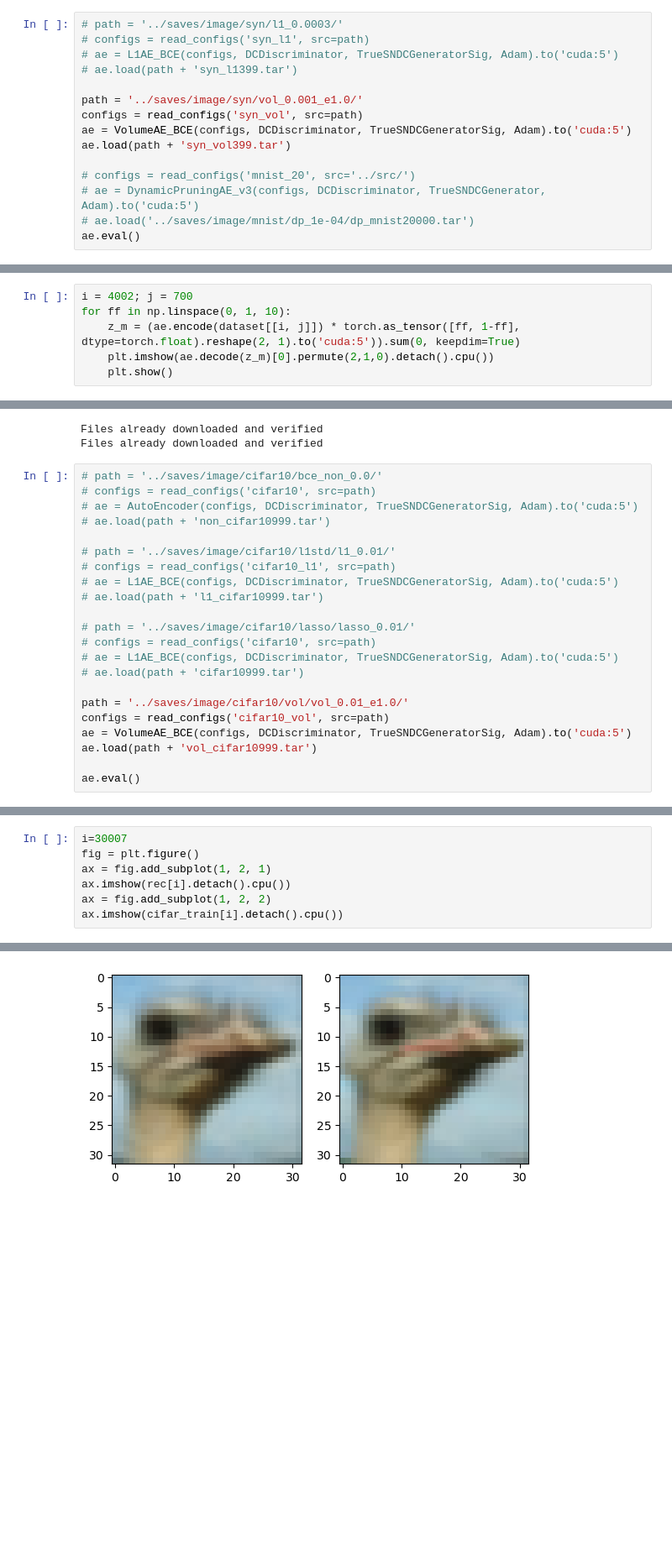
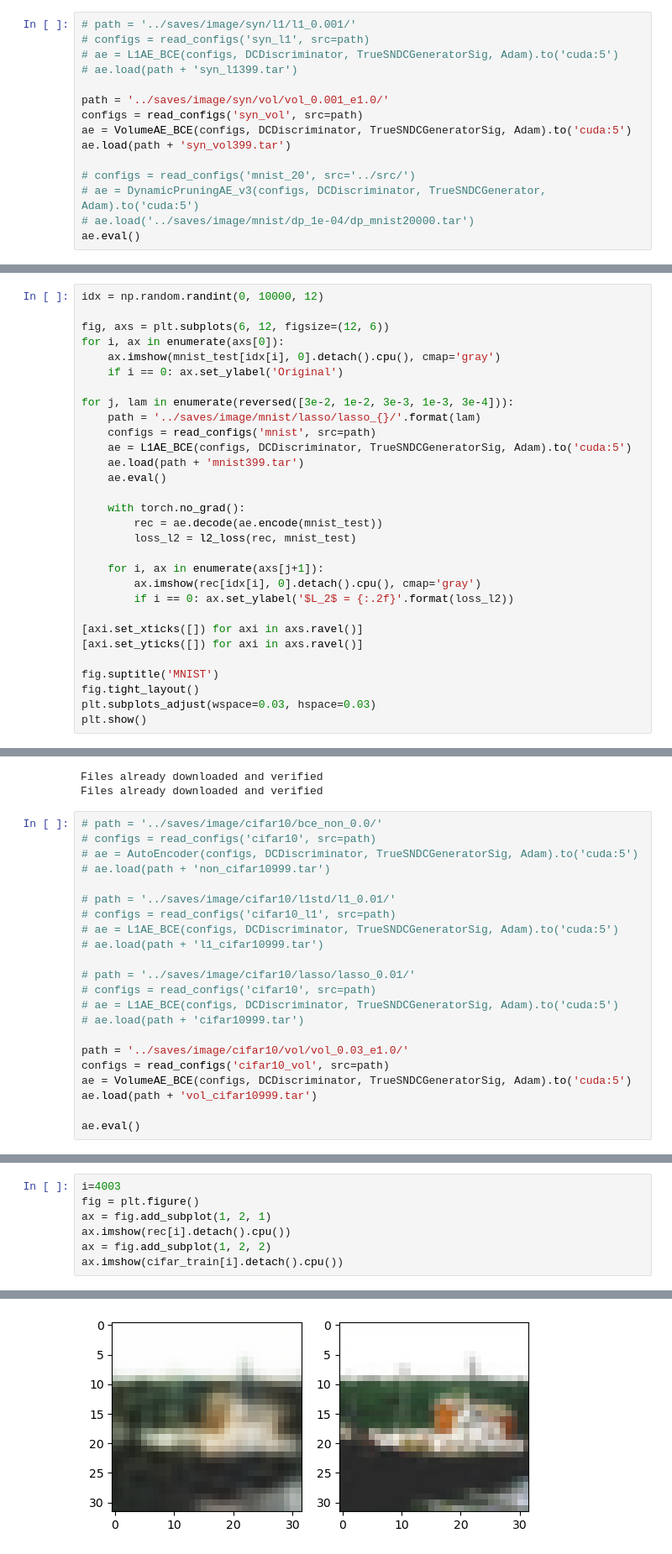
Before and after one commit to IDEALLab/Least_Volume_ICLR2024, a Jupyter notebook: notebook/reconstruction_image_dp.ipynb, the cells around one changed output, grey strips where cells are left out. Shown at 84% size. Drawn from its saved outputs; the diff is of its cells as text; blank space fills up the shorter version.

Commit message:
image experiments

```diff
--- a/notebook/reconstruction_image_dp.ipynb
+++ b/notebook/reconstruction_image_dp.ipynb
@@ -21,10 +17,10 @@ plt.imshow(dataset[6].permute(1,2,0).cpu().numpy())
 # %%
-# path = '../saves/image/syn/l1_0.0003/'
+# path = '../saves/image/syn/l1/l1_0.001/'
 # configs = read_configs('syn_l1', src=path)
 # ae = L1AE_BCE(configs, DCDiscriminator, TrueSNDCGeneratorSig, Adam).to('cuda:5')
 # ae.load(path + 'syn_l1399.tar')
 
-path = '../saves/image/syn/vol_0.001_e1.0/'
+path = '../saves/image/syn/vol/vol_0.001_e1.0/'
 configs = read_configs('syn_vol', src=path)
 ae = VolumeAE_BCE(configs, DCDiscriminator, TrueSNDCGeneratorSig, Adam).to('cuda:5')
 ae.load(path + 'syn_vol399.tar')
@@ -98,6 +98,0 @@ np.corrcoef(np.asarray(l2s[:30]), ss[:len(l2s)][:30])[1, 0]
-# %%
-i = 4002; j = 700
-for ff in np.linspace(0, 1, 10):
-    z_m = (ae.encode(dataset[[i, j]]) * torch.as_tensor([ff, 1-ff], dtype=torch.float).reshape(2, 1).to('cuda:5')).sum(0, keepdim=True)
-    plt.imshow(ae.decode(z_m)[0].permute(2,1,0).detach().cpu())
-    plt.show()
@@ -203,3 +275,33 @@ ax.imshow(mnist_train[i, 0].detach().cpu())
 # %% [output]
 <matplotlib.image.AxesImage at 0x...>
 [figure]
+# %%
+idx = np.random.randint(0, 10000, 12)
+
+fig, axs = plt.subplots(6, 12, figsize=(12, 6))
+for i, ax in enumerate(axs[0]):
+    ax.imshow(mnist_test[idx[i], 0].detach().cpu(), cmap='gray')
+    if i == 0: ax.set_ylabel('Original')
+
+for j, lam in enumerate(reversed([3e-2, 1e-2, 3e-3, 1e-3, 3e-4])):
+    path = '../saves/image/mnist/lasso/lasso_{}/'.format(lam)
+    configs = read_configs('mnist', src=path)
+    ae = L1AE_BCE(configs, DCDiscriminator, TrueSNDCGeneratorSig, Adam).to('cuda:5')
+    ae.load(path + 'mnist399.tar')
+    ae.eval()
+
+    with torch.no_grad():
+        rec = ae.decode(ae.encode(mnist_test))
+        loss_l2 = l2_loss(rec, mnist_test)
+
+    for i, ax in enumerate(axs[j+1]):
+        ax.imshow(rec[idx[i], 0].detach().cpu(), cmap='gray')
+        if i == 0: ax.set_ylabel('$L_2$ = {:.2f}'.format(loss_l2))
+
+[axi.set_xticks([]) for axi in axs.ravel()]
+[axi.set_yticks([]) for axi in axs.ravel()]
+
+fig.suptitle('MNIST')
+fig.tight_layout()
+plt.subplots_adjust(wspace=0.03, hspace=0.03)
+plt.show()
@@ -277,7 +410,7 @@ Files already downloaded and verified
 # ae = L1AE_BCE(configs, DCDiscriminator, TrueSNDCGeneratorSig, Adam).to('cuda:5')
 # ae.load(path + 'cifar10999.tar')
 
-path = '../saves/image/cifar10/vol/vol_0.01_e1.0/'
+path = '../saves/image/cifar10/vol/vol_0.03_e1.0/'
 configs = read_configs('cifar10_vol', src=path)
 ae = VolumeAE_BCE(configs, DCDiscriminator, TrueSNDCGeneratorSig, Adam).to('cuda:5')
 ae.load(path + 'vol_cifar10999.tar')
@@ -331,10 +456,10 @@ plt.show()
 # %%
-i=30007
+i=4003
 fig = plt.figure()
 ax = fig.add_subplot(1, 2, 1)
 ax.imshow(rec[i].detach().cpu())
 ax = fig.add_subplot(1, 2, 2)
 ax.imshow(cifar_train[i].detach().cpu())
 # %% [output]
 <matplotlib.image.AxesImage at 0x...>
-[figure, old version]
+[figure, new version]
```
Also changed, not shown: parts of 21 cells of this notebook, 3 other files.
